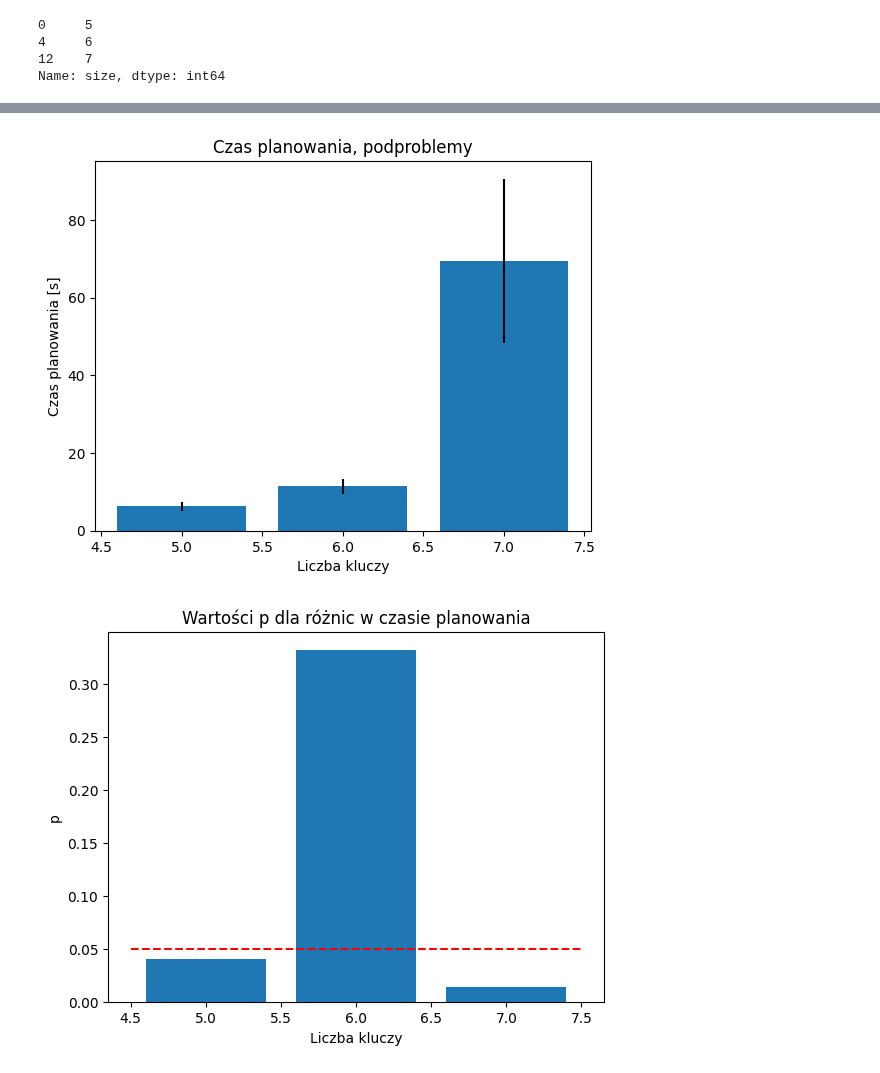
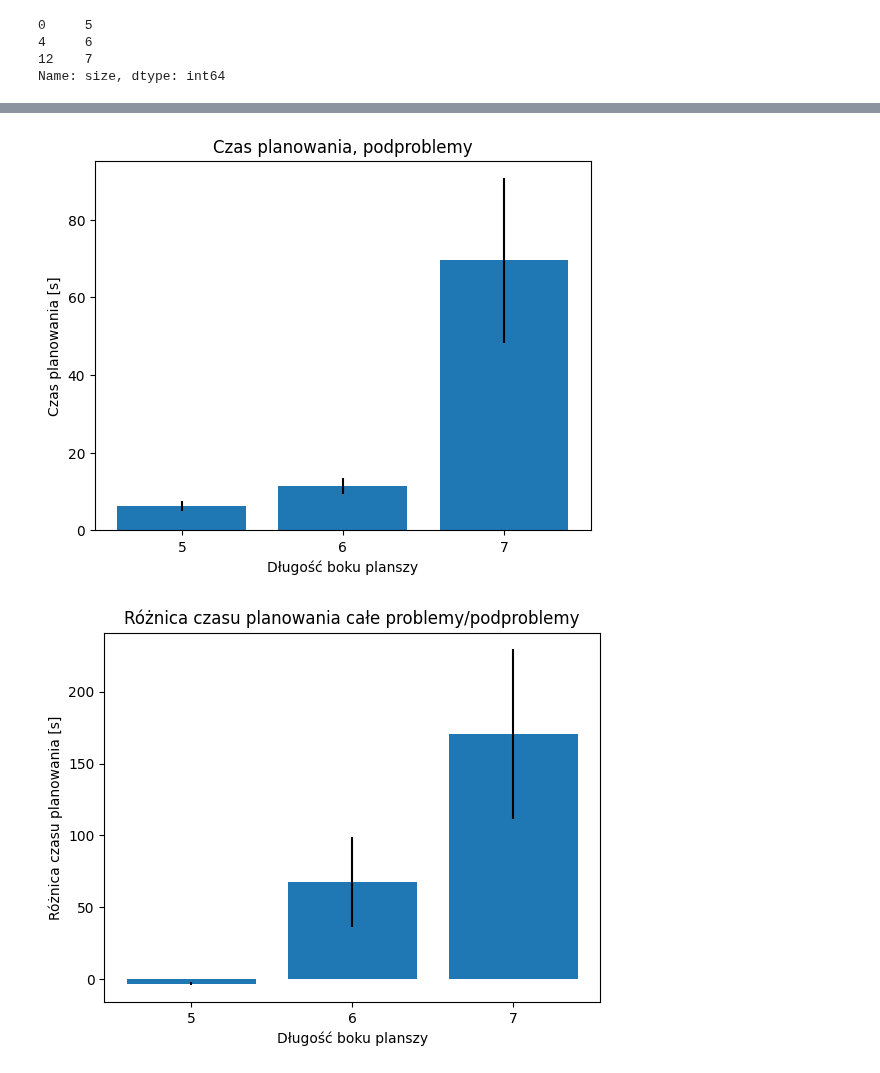
Before and after one commit to piotrkubala/blocky-game, a Jupyter notebook: experiments_plots.ipynb, the cells around one changed output, grey strips where cells are left out. Saved outputs shown, nothing was run; the diff lists cells and outputs as text; code cells hidden in the pictures.

```diff
--- a/experiments_plots.ipynb
+++ b/experiments_plots.ipynb
@@ -63,7 +63,7 @@ df_collected
 | 69 | NaN | 28.233184 | 176 | True | problem-experiment_7x7_6_150_9-su... | 7 | 6 | 0.0 |
 140 rows × 8 columns
 # %%
-df_grouped = df_collected[df_collected['plan_length'] != -2].groupby(by=['size', 'keys_count', 'is_subproblem'])[['planning_time', 'time_out']]
+df_grouped = df_collected.groupby(by=['size', 'keys_count', 'is_subproblem'])[['planning_time', 'time_out']]
 
 df_means = df_grouped.mean().reset_index()
 df_counts = df_grouped.count().reset_index()
@@ -101,0 +141,9 @@ df_means_keys6_full_problems = df_means_keys6[~df_means_keys6['is_subproblem']]
+# %%
+df_differences = df_joined.pivot(index=['size', 'keys_count'], columns='is_subproblem', values=['planning_time', 'std_avg']).apply(
+    lambda row: [
+        row['planning_time'][False] - row['planning_time'][True],
+        np.sqrt(row['std_avg'][False] ** 2 + row['std_avg'][True] ** 2)
+    ], axis=1).reset_index(name='difference_with_std')
+df_differences[['difference', 'std']] = df_differences['difference_with_std'].apply(pd.Series)
+
+df_differences
@@ -132,3 +224,6 @@ df_means_keys6_full_problems['size']
 4     6
 12    7
 Name: size, dtype: int64
+# %%
+x_ticks_size6 = df_means_size6_full_problems['keys_count']
+x_ticks_keys6 = df_means_keys6_full_problems['size']
@@ -165,20 +321,33 @@ plt.show()
+# %%
+different_times_pvalues_keys6_selected = different_times_pvalues[different_times_pvalues['keys_count'] == 6]
+df_differences_keys6_selected = df_differences[df_differences['keys_count'] == 6]
 # %%
+plt.xticks(x_ticks_keys6)
 plt.title('Czas planowania, całe problemy')
-plt.xlabel('Liczba kluczy')
+plt.xlabel('Długość boku planszy')
 plt.ylabel('Czas planowania [s]')
 plt.bar(df_means_keys6_full_problems['size'], df_means_keys6_full_problems['planning_time'], yerr=df_means_keys6_full_problems['std_avg'])
 plt.show()
 
+plt.xticks(x_ticks_keys6)
 plt.title('Czas planowania, podproblemy')
-plt.xlabel('Liczba kluczy')
+plt.xlabel('Długość boku planszy')
 plt.ylabel('Czas planowania [s]')
 plt.bar(df_means_keys6_subproblems['size'], df_means_keys6_subproblems['planning_time'], yerr=df_means_keys6_subproblems['std_avg'])
 plt.show()
 
+plt.xticks(x_ticks_keys6)
+plt.title('Różnica czasu planowania całe problemy/podproblemy')
+plt.xlabel('Długość boku planszy')
+plt.ylabel('Różnica czasu planowania [s]')
+plt.bar(df_differences_keys6_selected['size'], df_differences_keys6_selected['difference'], yerr=df_differences_keys6_selected['std'])
+plt.show()
+
+plt.xticks(x_ticks_keys6)
 plt.title("Wartości p dla różnic w czasie planowania")
-plt.xlabel('Liczba kluczy')
+plt.xlabel('Długość boku planszy')
 plt.ylabel('p')
-plt.bar(different_times_pvalues['size'], different_times_pvalues['p_value'])
-plt.plot([min(different_times_pvalues['size']) - 0.5, max(different_times_pvalues['size']) + 0.5], [0.05, 0.05], 'r--')
+plt.bar(different_times_pvalues_keys6_selected['size'], different_times_pvalues_keys6_selected['p_value'])
+plt.plot([min(different_times_pvalues_keys6_selected['size']) - 0.5, max(different_times_pvalues_keys6_selected['size']) + 0.5], [0.05, 0.05], 'r--')
 plt.show()
 # %% [output]
@@ -186,2 +355,2 @@ plt.show()
-[figure, old version]
+[figure, new version]
-[figure, old version]
+[figure, new version]
```
Also changed, not shown: parts of 12 cells of this notebook.
